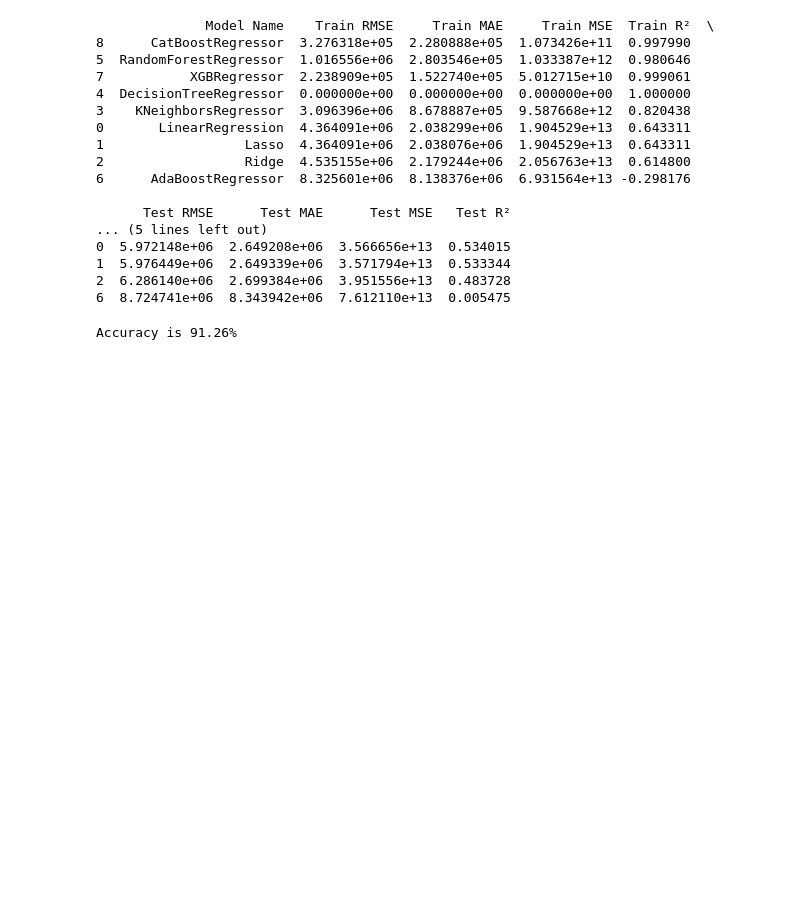
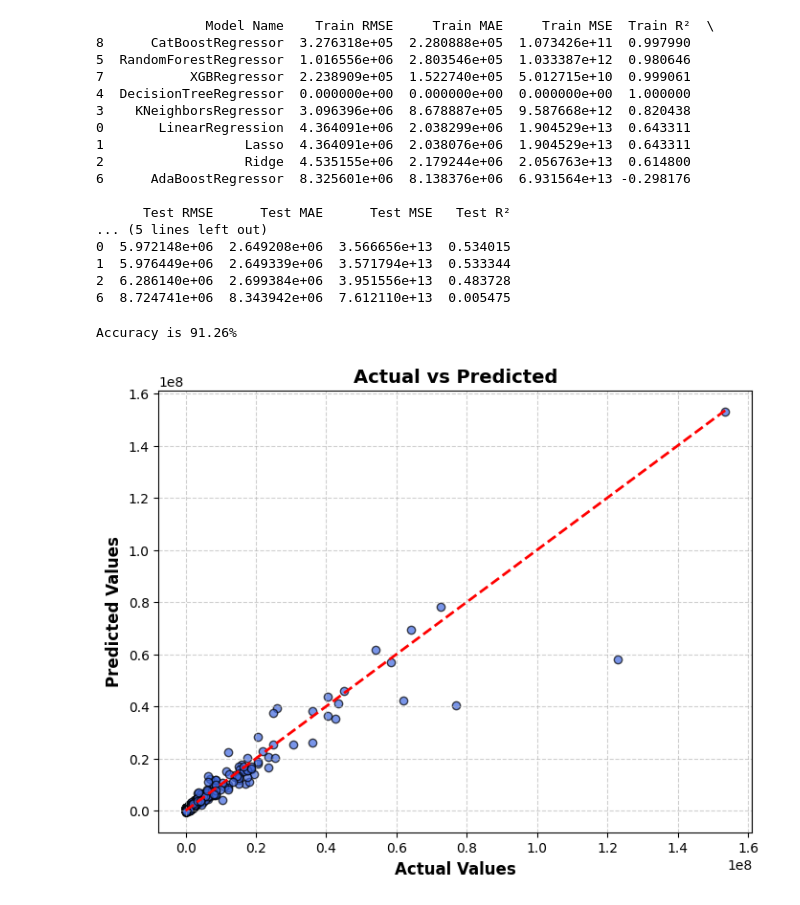
Before and after one commit to arpitagarwaldev/fifa, a Jupyter notebook: notebook/model_training.ipynb, the cells around one changed output. Cells and saved outputs as stored; diff of their text form; code cells hidden in the pictures; blank space fills up the shorter version.

```diff
--- a/notebook/model_training.ipynb
+++ b/notebook/model_training.ipynb
@@ -305,0 +305,11 @@ plt.scatt
+# %%
+plt.figure(figsize=(8, 6), dpi=100)
+plt.scatter(y_test, y_pred, alpha=0.7, edgecolors='k', color='royalblue')
+plt.plot([min(y_test), max(y_test)], [min(y_test), max(y_test)], color='red', linestyle='dashed', linewidth=2)
+plt.xlabel('Actual Values', fontsize=12, fontweight='bold')
+plt.ylabel('Predicted Values', fontsize=12, fontweight='bold')
+plt.title('Actual vs Predicted', fontsize=14, fontweight='bold')
+plt.grid(True, linestyle='--', alpha=0.6)
+plt.show()
+# %% [output]
+[figure, added]
```
Also changed, not shown: parts of 4 cells of this notebook.
